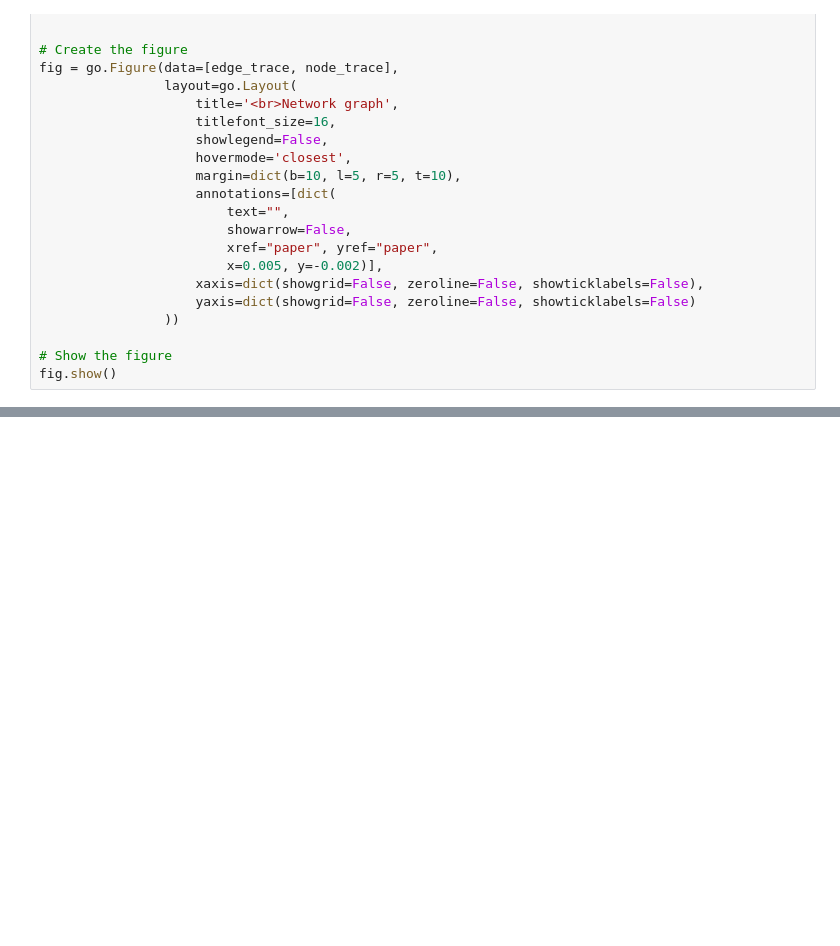
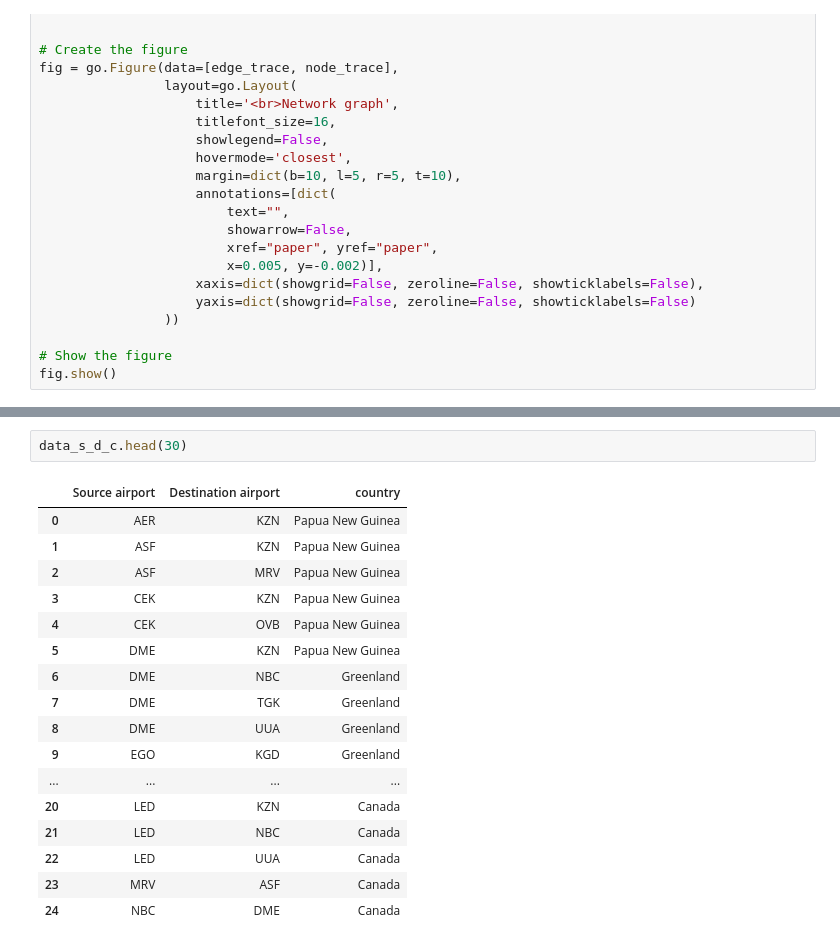
Before and after one commit to oazula/Graph_airport, a Jupyter notebook: graphing-airport-route-analysis-con-columna-extra.ipynb, the cells around one changed output, grey strips where cells are left out. Drawn from its saved outputs; the diff is of its cells as text; blank space fills up the shorter version.

```diff
--- a/graphing-airport-route-analysis-con-columna-extra.ipynb
+++ b/graphing-airport-route-analysis-con-columna-extra.ipynb
@@ -335,0 +242,20 @@ plt.show()
+# %%
+data_s_d_c.head(30)
+# %% [output]
+|  | Source airport | Destination airport | country |
+| 0 | AER | KZN | Papua New Guinea |
+| 1 | ASF | KZN | Papua New Guinea |
+| 2 | ASF | MRV | Papua New Guinea |
+| 3 | CEK | KZN | Papua New Guinea |
+| 4 | CEK | OVB | Papua New Guinea |
+| 5 | DME | KZN | Papua New Guinea |
+| 6 | DME | NBC | Greenland |
+| 7 | DME | TGK | Greenland |
+| 8 | DME | UUA | Greenland |
+| 9 | EGO | KGD | Greenland |
+| ... | ... | ... | ... |
+| 20 | LED | KZN | Canada |
+| 21 | LED | NBC | Canada |
+| 22 | LED | UUA | Canada |
+| 23 | MRV | ASF | Canada |
+| 24 | NBC | DME | Canada |
```
Also changed, not shown: parts of 14 cells of this notebook.
